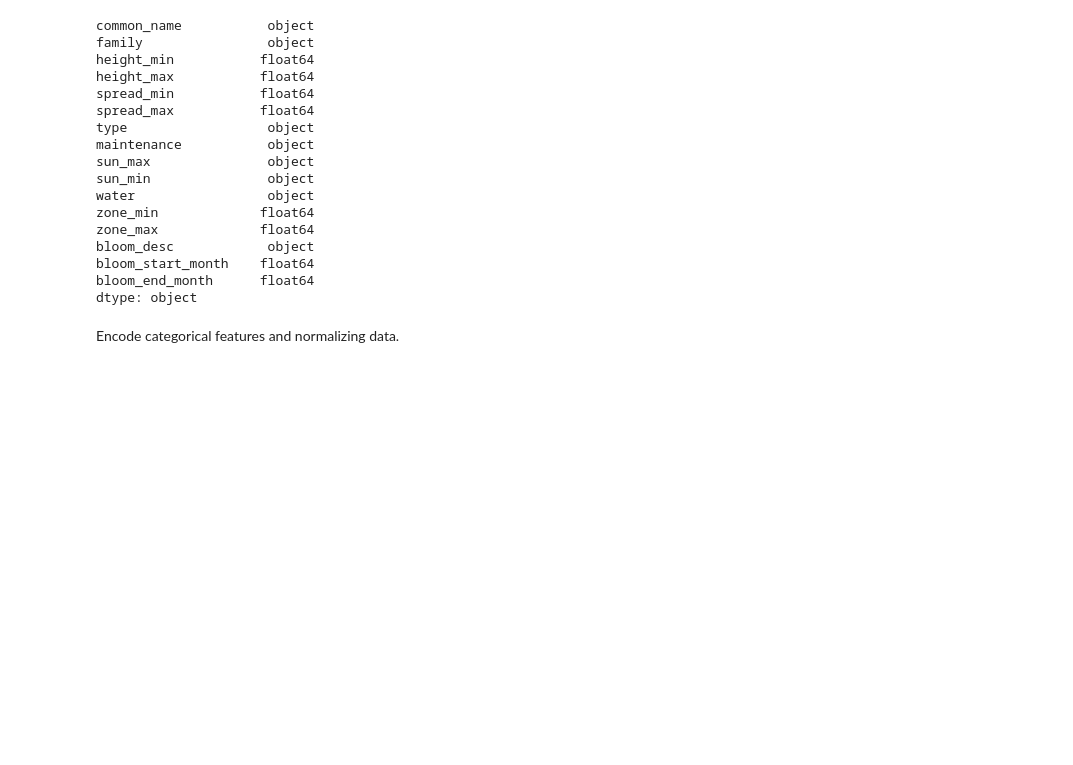
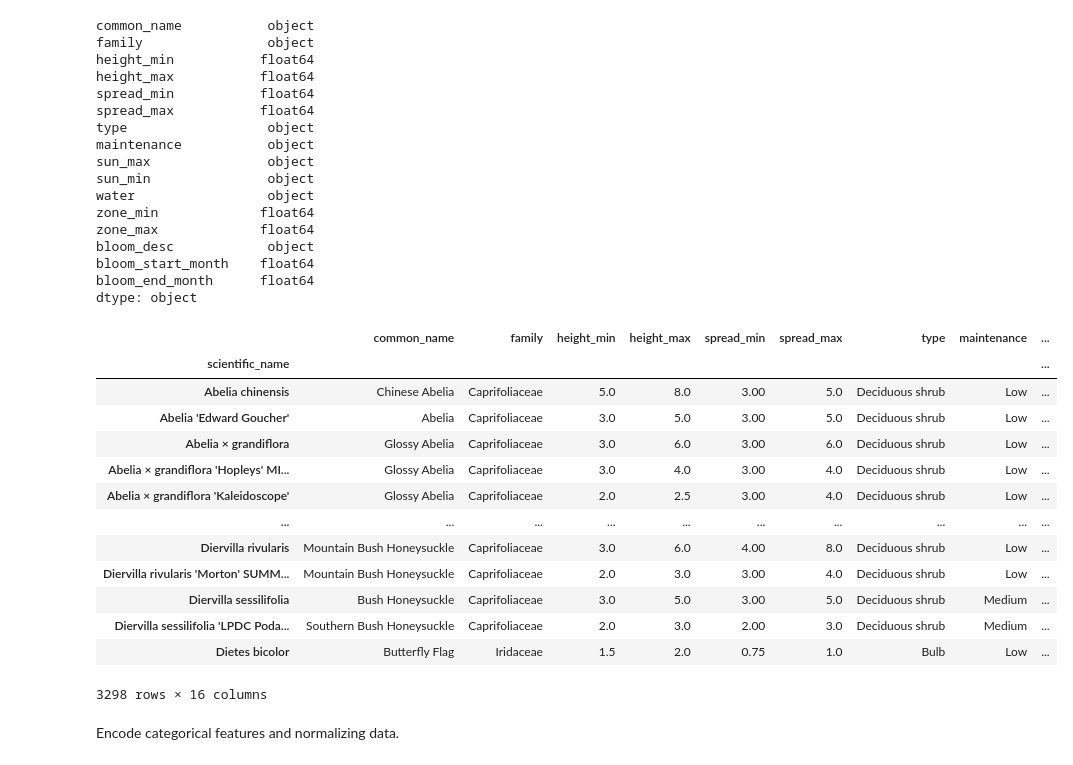
Before and after one commit to jolieleung/ml_finalproject, a Jupyter notebook: plant_data_rec_eng.ipynb, the cells around one changed output. Cells and saved outputs as stored; diff of their text form; code cells hidden in the pictures; blank space fills up the shorter version.

```diff
--- a/plant_data_rec_eng.ipynb
+++ b/plant_data_rec_eng.ipynb
@@ -171,3 +171,20 @@ plant_data_nona = plant_data.dropna()
+# %%
+plant_data_nona
+# %% [output]
+|  | common_name | family | height_min | height_max | spread_min | spread_max | type | maintenance | ... |
+| scientific_name |  |  |  |  |  |  |  |  | ... |
+| Abelia chinensis | Chinese Abelia | Caprifoliaceae | 5.0 | 8.0 | 3.00 | 5.0 | Deciduous shrub | Low | ... |
+| Abelia 'Edward Goucher' | Abelia | Caprifoliaceae | 3.0 | 5.0 | 3.00 | 5.0 | Deciduous shrub | Low | ... |
+| Abelia × grandiflora | Glossy Abelia | Caprifoliaceae | 3.0 | 6.0 | 3.00 | 6.0 | Deciduous shrub | Low | ... |
+| Abelia × grandiflora 'Hopleys' MI... | Glossy Abelia | Caprifoliaceae | 3.0 | 4.0 | 3.00 | 4.0 | Deciduous shrub | Low | ... |
+| Abelia × grandiflora 'Kaleidoscope' | Glossy Abelia | Caprifoliaceae | 2.0 | 2.5 | 3.00 | 4.0 | Deciduous shrub | Low | ... |
+| ... | ... | ... | ... | ... | ... | ... | ... | ... | ... |
+| Diervilla rivularis | Mountain Bush Honeysuckle | Caprifoliaceae | 3.0 | 6.0 | 4.00 | 8.0 | Deciduous shrub | Low | ... |
+| Diervilla rivularis 'Morton' SUMM... | Mountain Bush Honeysuckle | Caprifoliaceae | 2.0 | 3.0 | 3.00 | 4.0 | Deciduous shrub | Low | ... |
+| Diervilla sessilifolia | Bush Honeysuckle | Caprifoliaceae | 3.0 | 5.0 | 3.00 | 5.0 | Deciduous shrub | Medium | ... |
+| Diervilla sessilifolia 'LPDC Poda... | Southern Bush Honeysuckle | Caprifoliaceae | 2.0 | 3.0 | 2.00 | 3.0 | Deciduous shrub | Medium | ... |
+| Dietes bicolor | Butterfly Flag | Iridaceae | 1.5 | 2.0 | 0.75 | 1.0 | Bulb | Low | ... |
+3298 rows × 16 columns
 # %% [markdown]
 Encode categorical features and normalizing data.
 # %%
```
Also changed, not shown: parts of 20 cells of this notebook.
